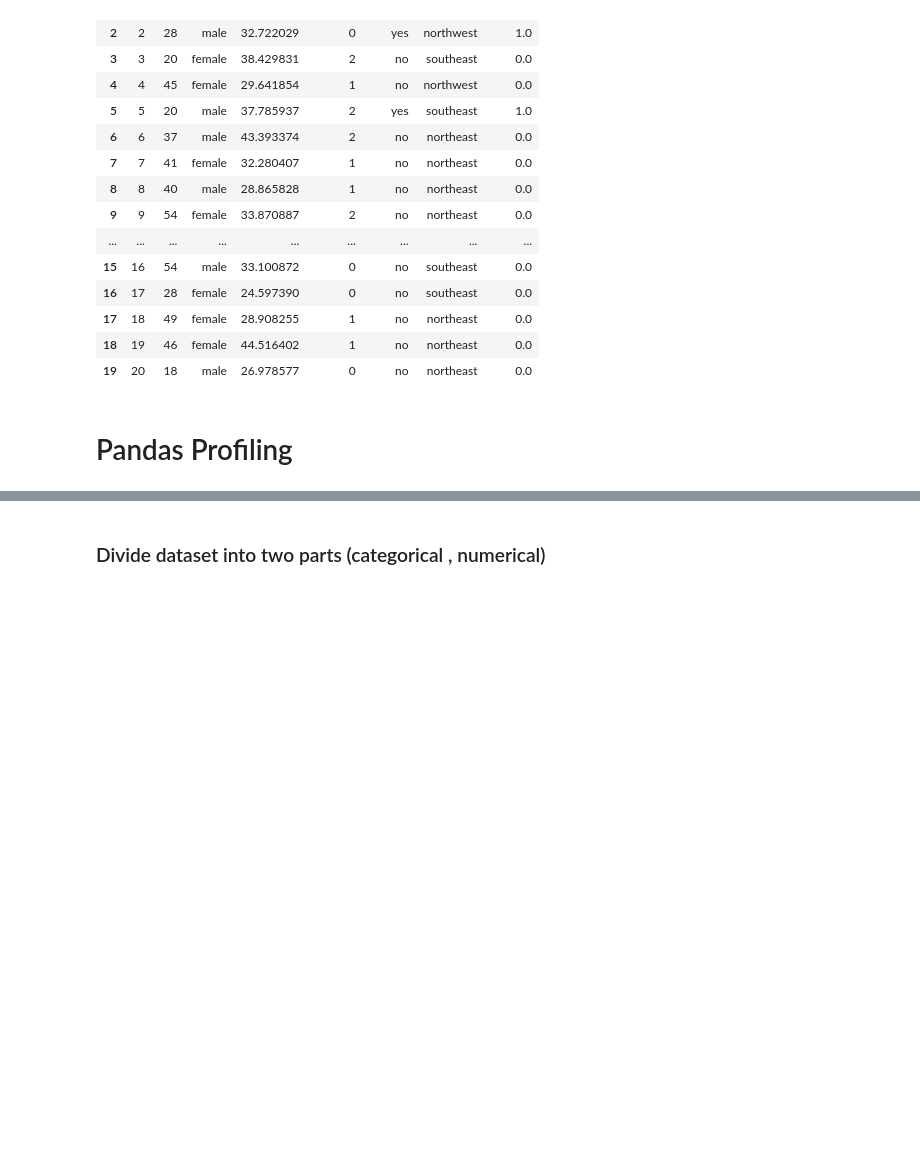
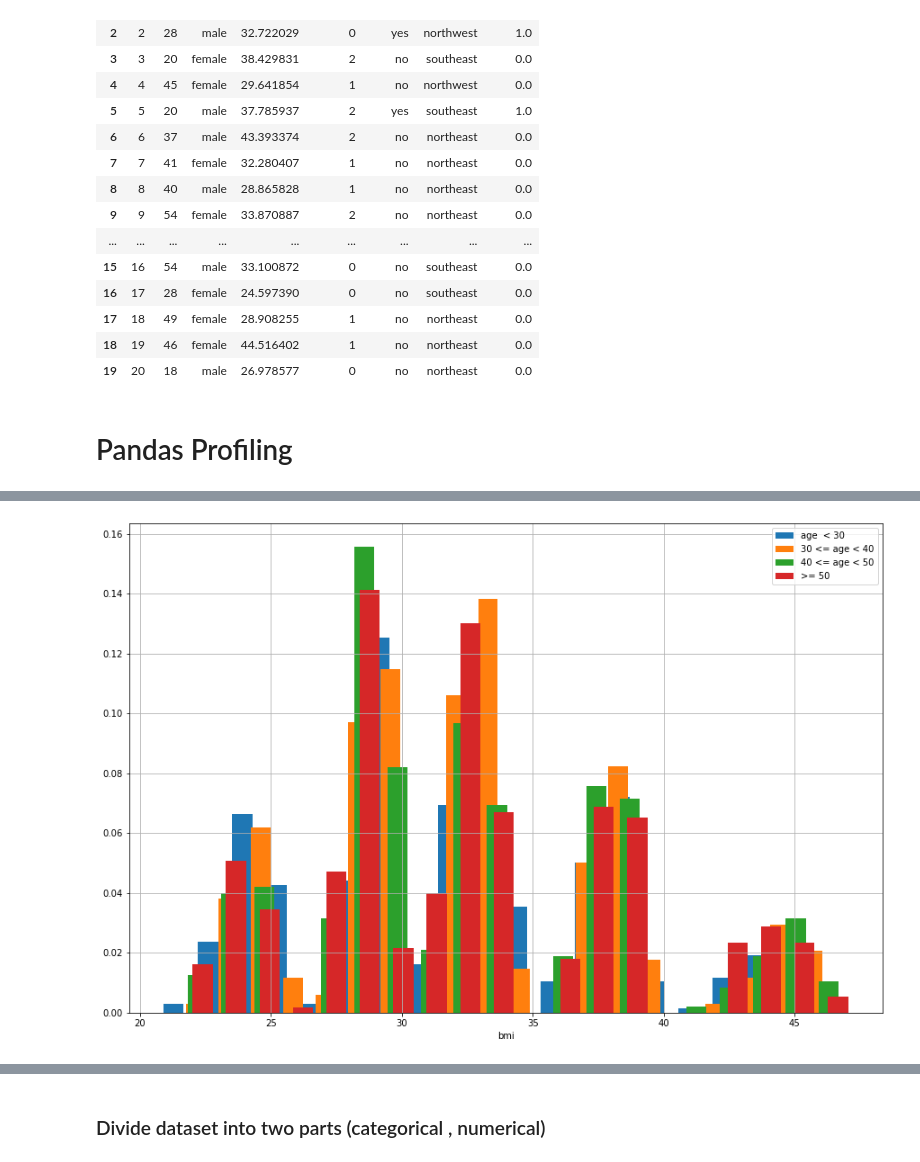
Before and after one commit to RooibosGood/signate, a Jupyter notebook: Begginer11/begginer11.ipynb, the cells around one changed output, grey strips where cells are left out. Cells and saved outputs as stored; diff of their text form; code cells hidden in the pictures; blank space fills up the shorter version.

```diff
--- a/Begginer11/begginer11.ipynb
+++ b/Begginer11/begginer11.ipynb
@@ -50,0 +68,14 @@ memory usage: 140.6+ KB
+# %%
+## Histogram BMI (male, female)
+plt.figure(figsize=(15, 10))
+plt.hist(train.query('age < 30')['bmi'], bins=20, label=['age  < 30'], rwidth=0.6,density=True)
+plt.hist(train.query('30 <= age < 40')['bmi'], bins=20, label=['30 <= age < 40'], rwidth=0.6,density=True)
+plt.hist(train.query('40 <= age < 50')['bmi'], bins=20, label=['40 <= age < 50'], rwidth=0.6,density=True)
+plt.hist(train.query('age >= 50')['bmi'], bins=20, label=['>= 50'], rwidth=0.6,density=True)
+
+plt.xlabel('bmi')
+plt.legend(loc='upper right')
+plt.grid(True)
+plt.show()
+# %% [output]
+[figure, added]
```
Also changed, not shown: parts of 29 cells of this notebook.
